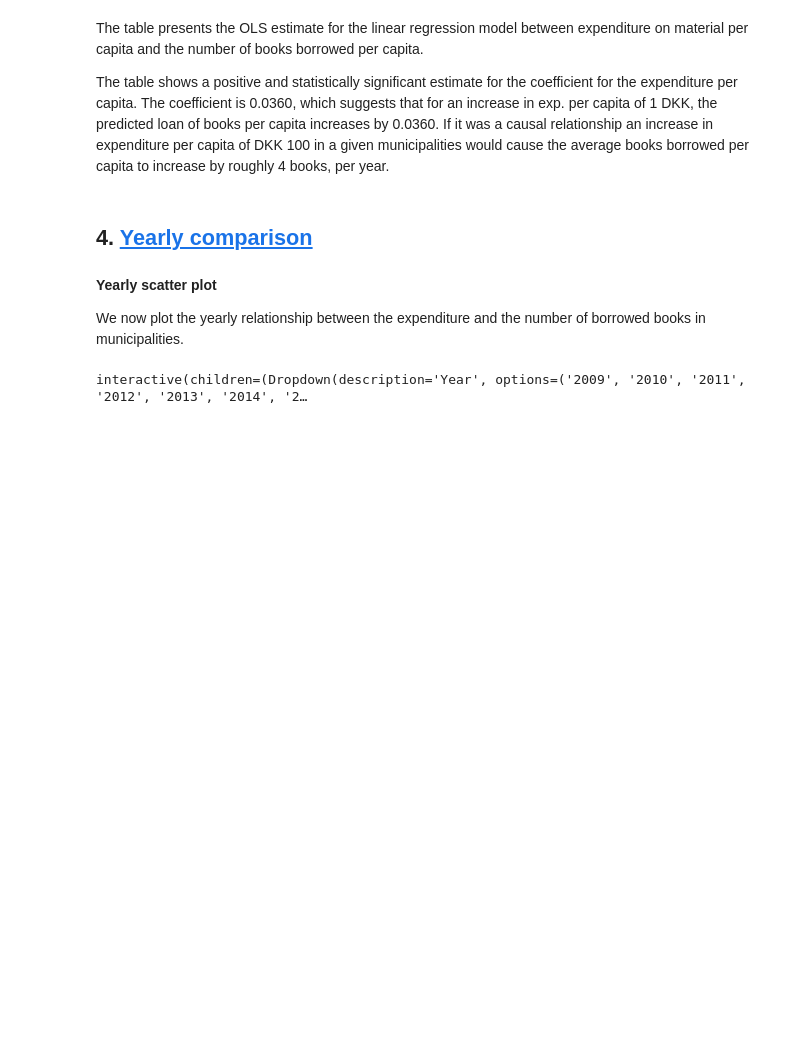
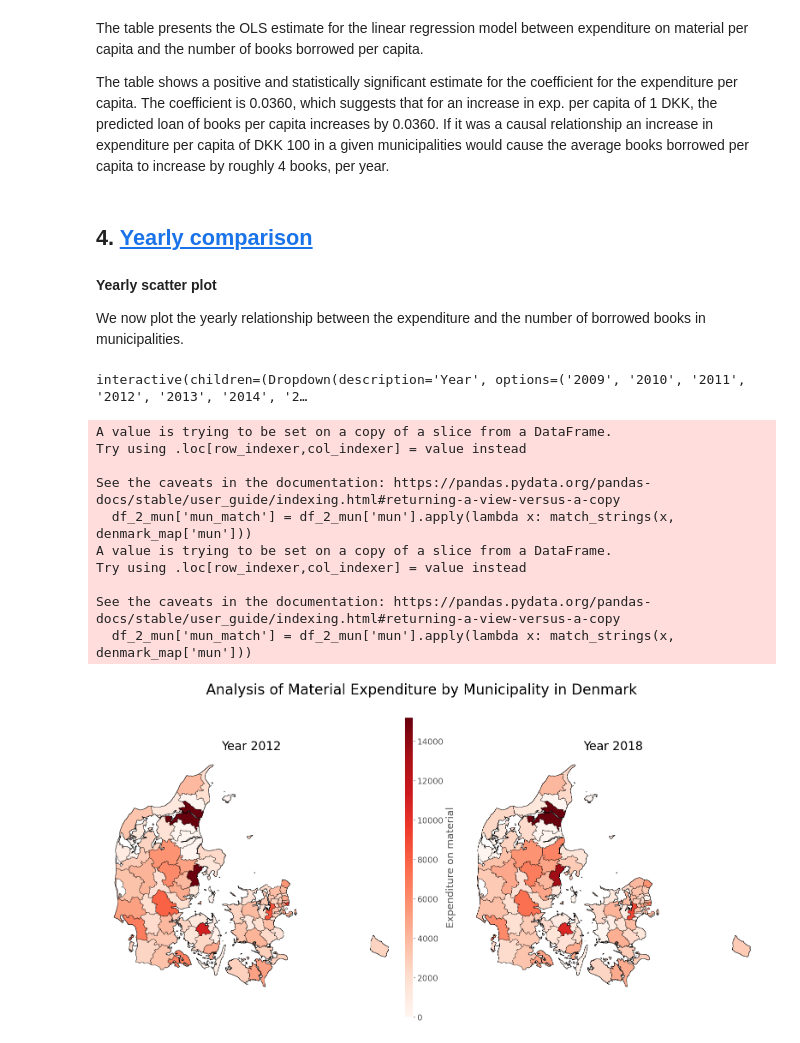
Before and after one commit to NumEconCopenhagen/projects-2023-mathias-emma, a Jupyter notebook: dataproject/dataproject.ipynb, the cells around one changed output. Cells and saved outputs as stored; diff of their text form; code cells hidden in the pictures; blank space fills up the shorter version.

```diff
--- a/dataproject/dataproject.ipynb
+++ b/dataproject/dataproject.ipynb
@@ -315,3 +318,78 @@ def plot_timesseries(df_2):
 plot_timesseries(df_2)
 # %% [output]
 interactive(children=(Dropdown(description='Year', options=('2009', '2010', '2011', '2012', '2013', '2014', '2…
+# %%
+import geopandas as gpd
+import pandas as pd
+from fuzzywuzzy import process
+import matplotlib.pyplot as plt
+
+# Load municipality boundaries from a shapefile
+denmark_map = gpd.read_file(r'C:\Users\sbang\projects-2023-mathias-emma-S-ren\projects-2023-mathias-emma-S-ren\dataproject\Map_data\DNK_adm2.shp')
+
+# Rename the 'NAME_2' column to 'mun'
+denmark_map = denmark_map.rename(columns={'NAME_2': 'mun'})
+
+# Define a function to match strings based on similarity score
+def match_strings(x, choices):
+    best_match = process.extractOne(x, choices)
+    return best_match[0] if best_match[1] >= 80 else None
+
+def prepare_data(df_mun, year, denmark_map):
+    # Load the expenditure data into a pandas dataframe
+    df_2_mun = df_mun[df_mun['year'] == str(year)]
+
+    # Merge the two dataframes based on similar 'mun' names
+    df_2_mun['mun_match'] = df_2_mun['mun'].apply(lambda x: match_strings(x, denmark_map['mun']))
+    df_2_mun = df_2_mun.dropna(subset=['mun_match'])
+    denmark_map_year = denmark_map.merge(df_2_mun, left_on='mun', right_on='mun_match')
+
+    # Set the color scale based on the expenditure values
+    exp_min = denmark_map_year['exp'].min()
+    exp_max = denmark_map_year['exp'].max()
+    denmark_map_year['color'] = (denmark_map_year['exp'] - exp_min) / (exp_max - exp_min)
+
+    return denmark_map_year, exp_min, exp_max
+
+denmark_map_2012, exp_min_2012, exp_max_2012 = prepare_data(df_mun, 2012, denmark_map)
+denmark_map_2018, exp_min_2018, exp_max_2018 = prepare_data(df_mun, 2018, denmark_map)
+
+# Create the figure and axes
+fig, axs = plt.subplots(1, 2, figsize=(20, 10))
+
+# Set the color bar range based on min and max values from both years
+exp_min = min(exp_min_2012, exp_min_2018)
+exp_max = max(exp_max_2012, exp_max_2018)
+
+# Plot the maps
+for ax, denmark_map_year, year in zip(axs, [denmark_map_2012, denmark_map_2018], [2012, 2018]):
+    denmark_map_year.plot(column='color', cmap='Reds', linewidth=0.5, ax=ax, edgecolor='black')
+    ax.set_title(f'Year {year}')
+    ax.set_axis_off()
+
+cbar_ax = fig.add_axes([0.48, 0.2, 0.01, 0.7])
+
+# Add color bar
+sm = plt.cm.ScalarMappable(cmap='Reds', norm=plt.Normalize(vmin=exp_min, vmax=exp_max))
+sm._A = []
+cbar = fig.colorbar(sm, cax=cbar_ax, orientation='vertical')
+cbar.ax.set_ylabel('Expenditure on material')
+
+
+# Add main title
+plt.suptitle('Analysis of Material Expenditure by Municipality in Denmark', fontsize=24)
+plt.subplots_adjust(top=0.95)
+
+plt.show()
+# %% [output]
+A value is trying to be set on a copy of a slice from a DataFrame.
+Try using .loc[row_indexer,col_indexer] = value instead
+
+See the caveats in the documentation: https://pandas.pydata.org/pandas-docs/stable/user_guide/indexing.html#returning-a-view-versus-a-copy
+  df_2_mun['mun_match'] = df_2_mun['mun'].apply(lambda x: match_strings(x, denmark_map['mun']))
+A value is trying to be set on a copy of a slice from a DataFrame.
+Try using .loc[row_indexer,col_indexer] = value instead
+
+See the caveats in the documentation: https://pandas.pydata.org/pandas-docs/stable/user_guide/indexing.html#returning-a-view-versus-a-copy
+  df_2_mun['mun_match'] = df_2_mun['mun'].apply(lambda x: match_strings(x, denmark_map['mun']))
+[figure, added]
```
Also changed, not shown: parts of 4 cells of this notebook, 19 other files.
